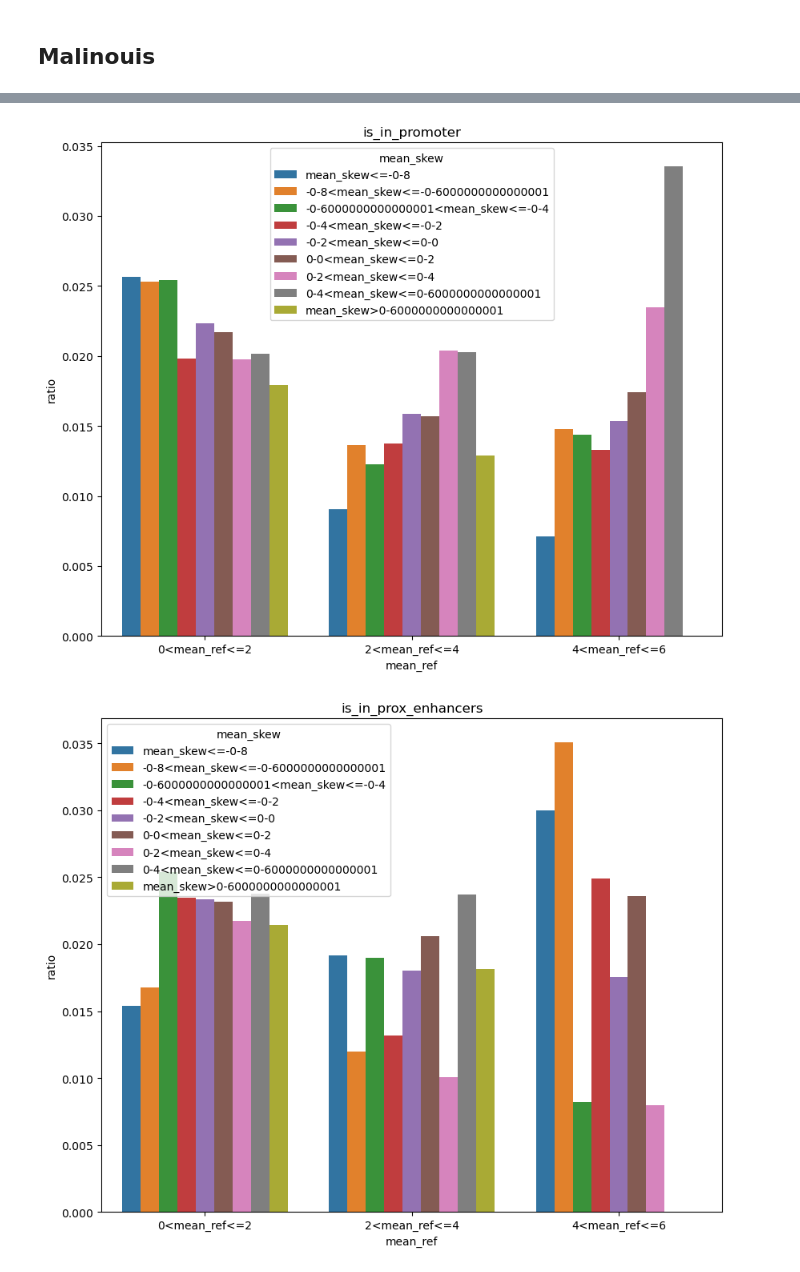
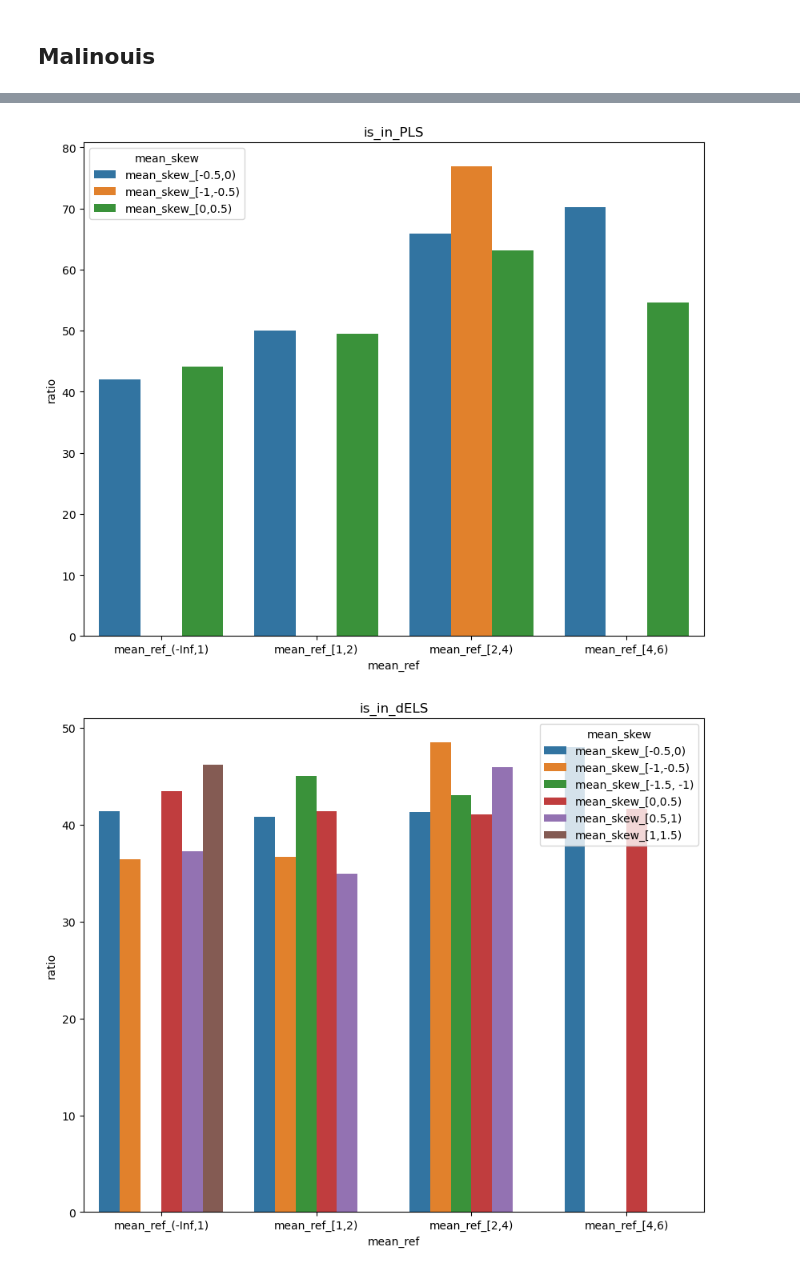
Before and after one commit to Reilly-Lab-Yale/variant_effects_mnoon, a Jupyter notebook: 3.graphs/graph_all.ipynb, the cells around one changed output, grey strips where cells are left out. Drawn from its saved outputs; the diff is of its cells as text; code cells hidden in the pictures.

```diff
--- a/3.graphs/graph_all.ipynb
+++ b/3.graphs/graph_all.ipynb
@@ -273,0 +290,4 @@ skew_columns
+# %%
+skew_columns=[i.replace('^', ',').replace('&','.') for i in skew_columns]
+ref_columns=[i.replace('^', ',').replace('&','.') for i in ref_columns]
+alt_columns=[i.replace('^', ',').replace('&','.') for i in alt_columns]
@@ -284,7 +320,7 @@ def plot_2d(df, genomic_region,x,y,count_or_ratio):
 
     if count_or_ratio=="ratio":
         subset_df=subset_df[subset_df["rarity_bin"]!="not_interesting"]
-        total_counts["ratio"]=total_counts["COMMON"]/total_counts["RARE"]
+        total_counts["ratio"]=total_counts["RARE"]/total_counts["COMMON"]
     elif count_or_ratio=="count":
 
         total_counts["count"]=total_counts[['COMMON','RARE','not_interesting']].sum(axis=1)
@@ -302,7 +338,7 @@ def plot_2d(df, genomic_region,x,y,count_or_ratio):
     plt.title(f"{count_or_ratio}_{genomic_region}")
     plt.show()
 # %%
-for var in ['is_in_promoter', 'is_in_prox_enhancers', 'is_in_distal_enhancers']:
+for var in genome_regions:
     plot_2d(df=df_mal,genomic_region=var,x="mean_skew",y="mean_ref",count_or_ratio="count")
     plot_2d(df=df_mal,genomic_region=var,x="mean_skew",y="mean_ref",count_or_ratio="ratio")
 # %% [output]
@@ -323,25 +359,28 @@ def plot_2d_on_1d(df, genomic_region,x,y):
 
 
 
-    total_counts["ratio"]=total_counts["COMMON"]/total_counts["RARE"]
+    total_counts["ratio"]=total_counts["RARE"]/total_counts["COMMON"]
 
 
+    total_counts=total_counts[total_counts[["COMMON","RARE"]].sum(axis=1)>1000]
 
-    values_to_match=["0<mean_ref<=2","2<mean_ref<=4","4<mean_ref<=6"]
-    total_counts = total_counts.loc[total_counts.index.get_level_values('mean_ref').isin(values_to_match)]
 
-    hue_order=['mean_skew<=-0-8','-0-8<mean_skew<=-0-6000000000000001','-0-6000000000000001<mean_skew<=-0-4','-0-4<mean_skew<=-0-2','-0-2<mean_skew<=0-0','0-0<mean_skew<=0-2','0-2<mean_skew<=0-4','0-4<mean_skew<=0-6000000000000001','mean_skew>0-6000000000000001']
+    #values_to_match=["mean_ref_[]"]
+    #values_to_match=["0<mean_ref<=2","2<mean_ref<=4","4<mean_ref<=6"]
+    #total_counts = total_counts.loc[total_counts.index.get_level_values('mean_ref').isin(values_to_match)]
+
+    #hue_order=['mean_skew<=-0-8','-0-8<mean_skew<=-0-6000000000000001','-0-6000000000000001<mean_skew<=-0-4','-0-4<mean_skew<=-0-2','-0-2<mean_skew<=0-0','0-0<mean_skew<=0-2','0-2<mean_skew<=0-4','0-4<mean_skew<=0-6000000000000001','mean_skew>0-6000000000000001']
 
     plt.figure(figsize=(10, 8))
 
 
 
-    sns.barplot(total_counts, x="mean_ref",hue="mean_skew",y="ratio",hue_order=hue_order)
+    sns.barplot(total_counts, x="mean_ref",hue="mean_skew",y="ratio")
     plt.title(genomic_region)
     plt.show()
 # %%
-for var in ['is_in_promoter', 'is_in_prox_enhancers', 'is_in_distal_enhancers']:
+for var in genome_regions:
     plot_2d_on_1d(df=df_mal,genomic_region=var,x="mean_skew",y="mean_ref")
 # %% [output]
-[figure, old version]
+[figure, new version]
-[figure, old version]
+[figure, new version]
```
Also changed, not shown: parts of 23 cells of this notebook, 3 other files.
